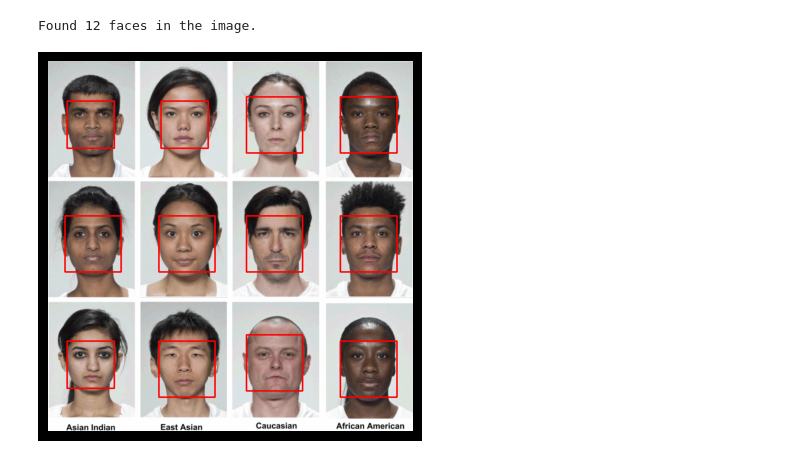
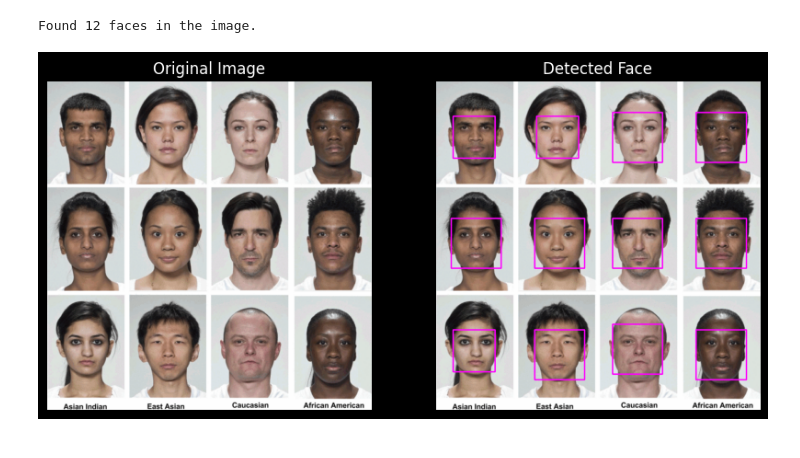
Before and after one commit to alfredwisana/computer-vision, a Jupyter notebook: Alfred/UAS/face_recog.ipynb, the cells around one changed output. Cells and saved outputs as stored; diff of their text form; code cells hidden in the pictures.

```diff
--- a/Alfred/UAS/face_recog.ipynb
+++ b/Alfred/UAS/face_recog.ipynb
@@ -5,31 +5,39 @@ import cv2
 # %%
 # Load the image file
 image_path = "Multi_Racial_Face_he3-2321570-696x706.gif"
 
 
 # Open the GIF file
 capture = cv2.VideoCapture(image_path)
 
 ret,frame = capture.read()
-
+image_temp = frame.copy()
 # image = face_recognition.load_image_file(image_path)
 
 # Find all face locations in the image
 face_locations = face_recognition.face_locations(frame)
 face_landmarks_list = face_recognition.face_landmarks(frame)
 
 print("Found {} faces in the image.".format(len(face_locations)))
 
 # Display the image with face bounding boxes
 for face_location in face_locations:
     top, right, bottom, left = face_location
-    cv2.rectangle(frame, (left, top), (right, bottom), (0, 0, 255), 2)
+    cv2.rectangle(image_temp, (left, top), (right, bottom), (255,0, 255), 2)
 
 
+plt.figure(figsize=(10,6))
 
+plt.subplot(1,2,1)
 plt.imshow(cv2.cvtColor(frame, cv2.COLOR_BGR2RGB))
+plt.title("Original Image")
+plt.axis('off')
+
+plt.subplot(1,2,2)
+plt.imshow(cv2.cvtColor(image_temp, cv2.COLOR_BGR2RGB))
+plt.title("Detected Face")
 plt.axis('off')
 plt.show()
 # %% [output]
 Found 12 faces in the image.
-[figure, old version]
+[figure, new version]
```
Also changed, not shown: 2 other files.
